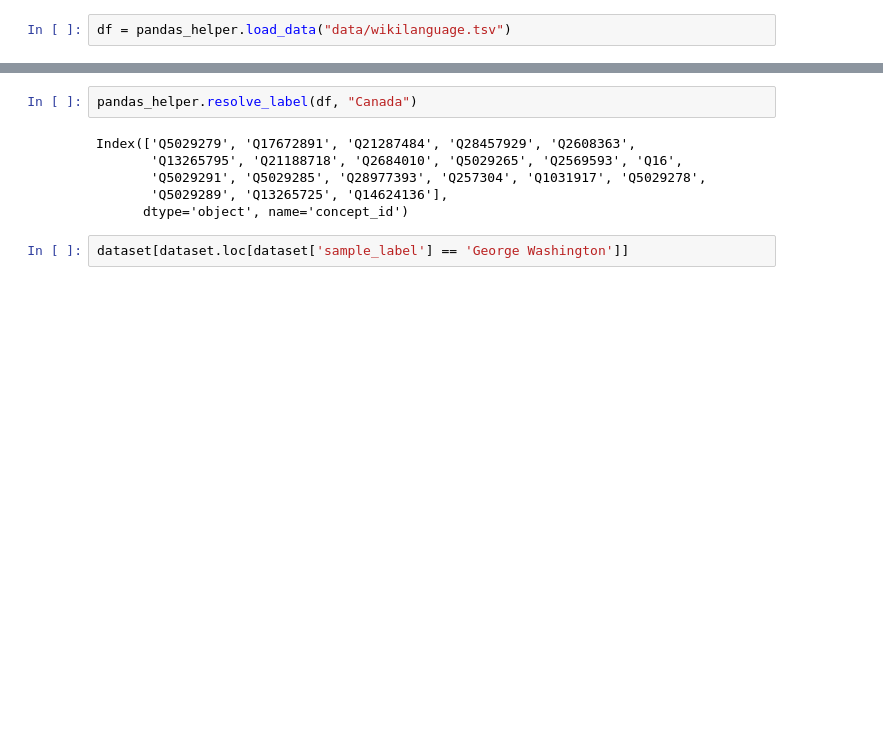
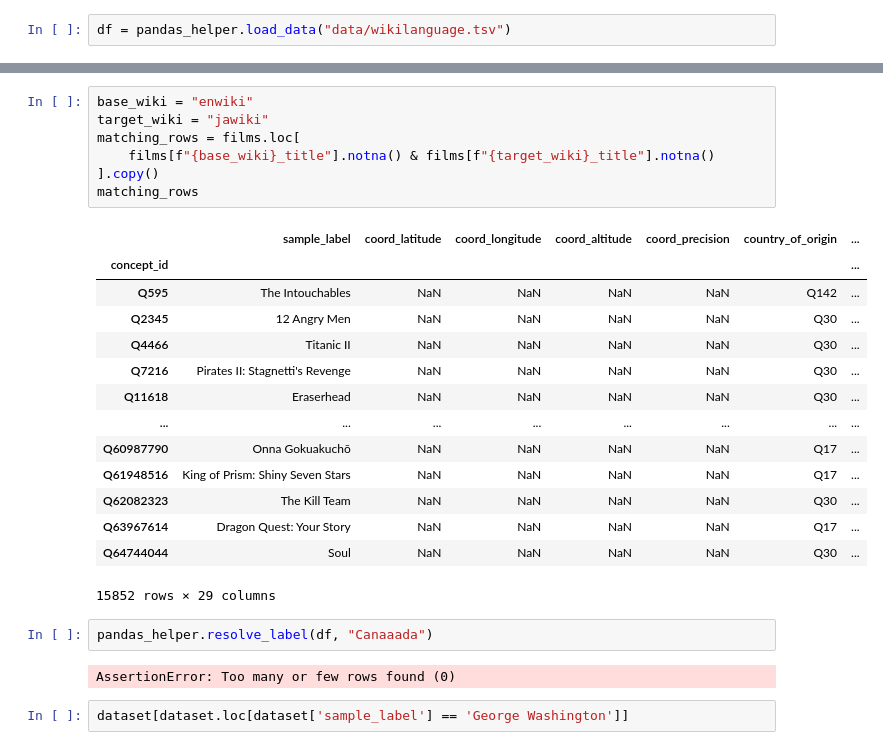
Before and after one commit to turtlesoupy/wikilanguage, a Jupyter notebook: Pandas.ipynb, the cells around one changed output, grey strips where cells are left out. Cells and saved outputs as stored; diff of their text form; blank space fills up the shorter version.

```diff
--- a/Pandas.ipynb
+++ b/Pandas.ipynb
@@ -17,11 +105,29 @@ len(df)
+# %%
+base_wiki = "enwiki"
+target_wiki = "jawiki"
+matching_rows = films.loc[
+    films[f"{base_wiki}_title"].notna() & films[f"{target_wiki}_title"].notna()
+].copy()
+matching_rows
+# %% [output]
+|  | sample_label | coord_latitude | coord_longitude | coord_altitude | coord_precision | country_of_origin | ... |
+| concept_id |  |  |  |  |  |  | ... |
+| Q595 | The Intouchables | NaN | NaN | NaN | NaN | Q142 | ... |
+| Q2345 | 12 Angry Men | NaN | NaN | NaN | NaN | Q30 | ... |
+| Q4466 | Titanic II | NaN | NaN | NaN | NaN | Q30 | ... |
+| Q7216 | Pirates II: Stagnetti's Revenge | NaN | NaN | NaN | NaN | Q30 | ... |
+| Q11618 | Eraserhead | NaN | NaN | NaN | NaN | Q30 | ... |
+| ... | ... | ... | ... | ... | ... | ... | ... |
+| Q60987790 | Onna Gokuakuchō | NaN | NaN | NaN | NaN | Q17 | ... |
+| Q61948516 | King of Prism: Shiny Seven Stars | NaN | NaN | NaN | NaN | Q17 | ... |
+| Q62082323 | The Kill Team | NaN | NaN | NaN | NaN | Q30 | ... |
+| Q63967614 | Dragon Quest: Your Story | NaN | NaN | NaN | NaN | Q17 | ... |
+| Q64744044 | Soul | NaN | NaN | NaN | NaN | Q30 | ... |
+15852 rows × 29 columns
 # %%
-pandas_helper.resolve_label(df, "Canada")
+pandas_helper.resolve_label(df, "Canaaada")
 # %% [output]
-Index(['Q5029279', 'Q17672891', 'Q21287484', 'Q28457929', 'Q2608363',
-       'Q13265795', 'Q21188718', 'Q2684010', 'Q5029265', 'Q2569593', 'Q16',
-       'Q5029291', 'Q5029285', 'Q28977393', 'Q257304', 'Q1031917', 'Q5029278',
-       'Q5029289', 'Q13265725', 'Q14624136'],
-      dtype='object', name='concept_id')
+AssertionError: Too many or few rows found (0)
 # %%
 dataset[dataset.loc[dataset['sample_label'] == 'George Washington']]
 # %%
```
Also changed, not shown: parts of 6 cells of this notebook, 1 other file.
